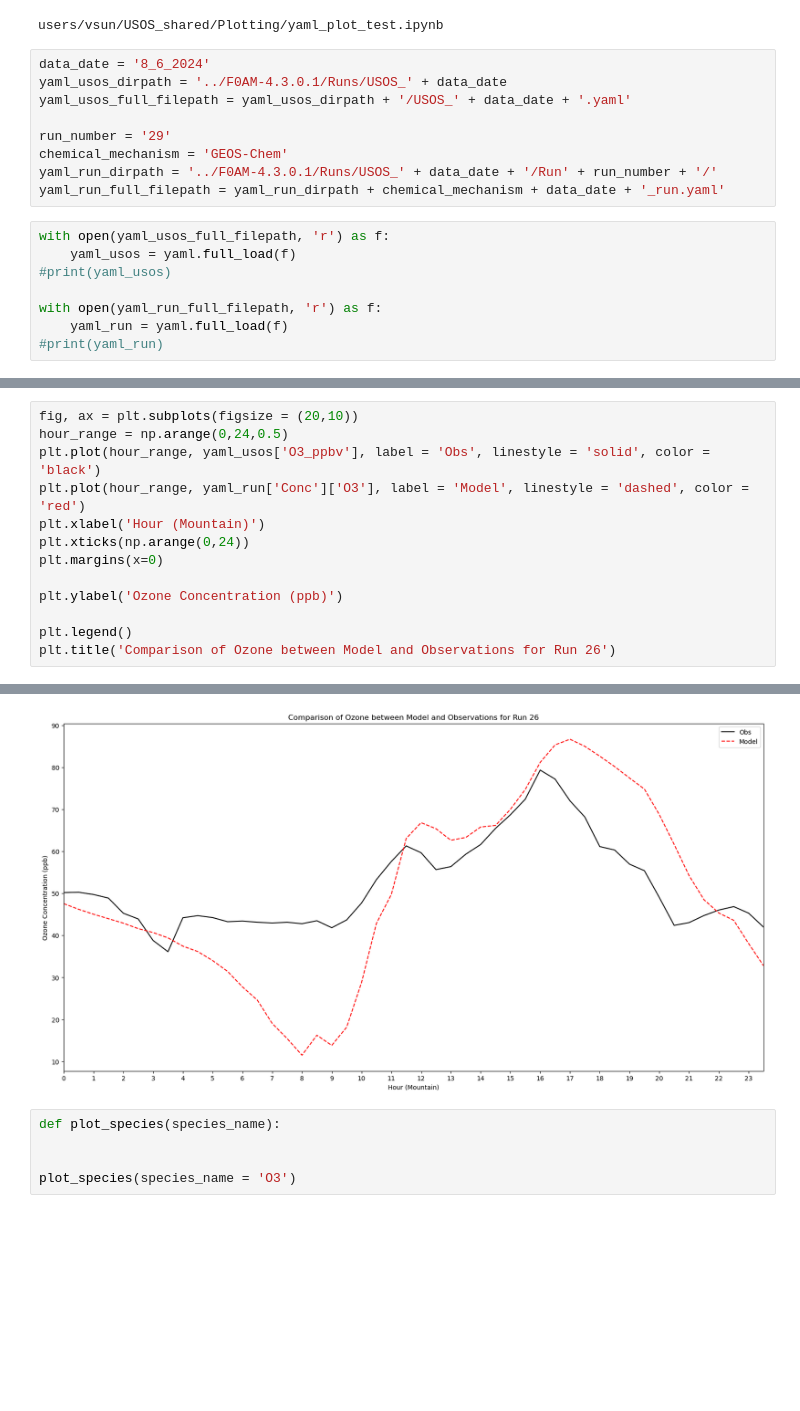
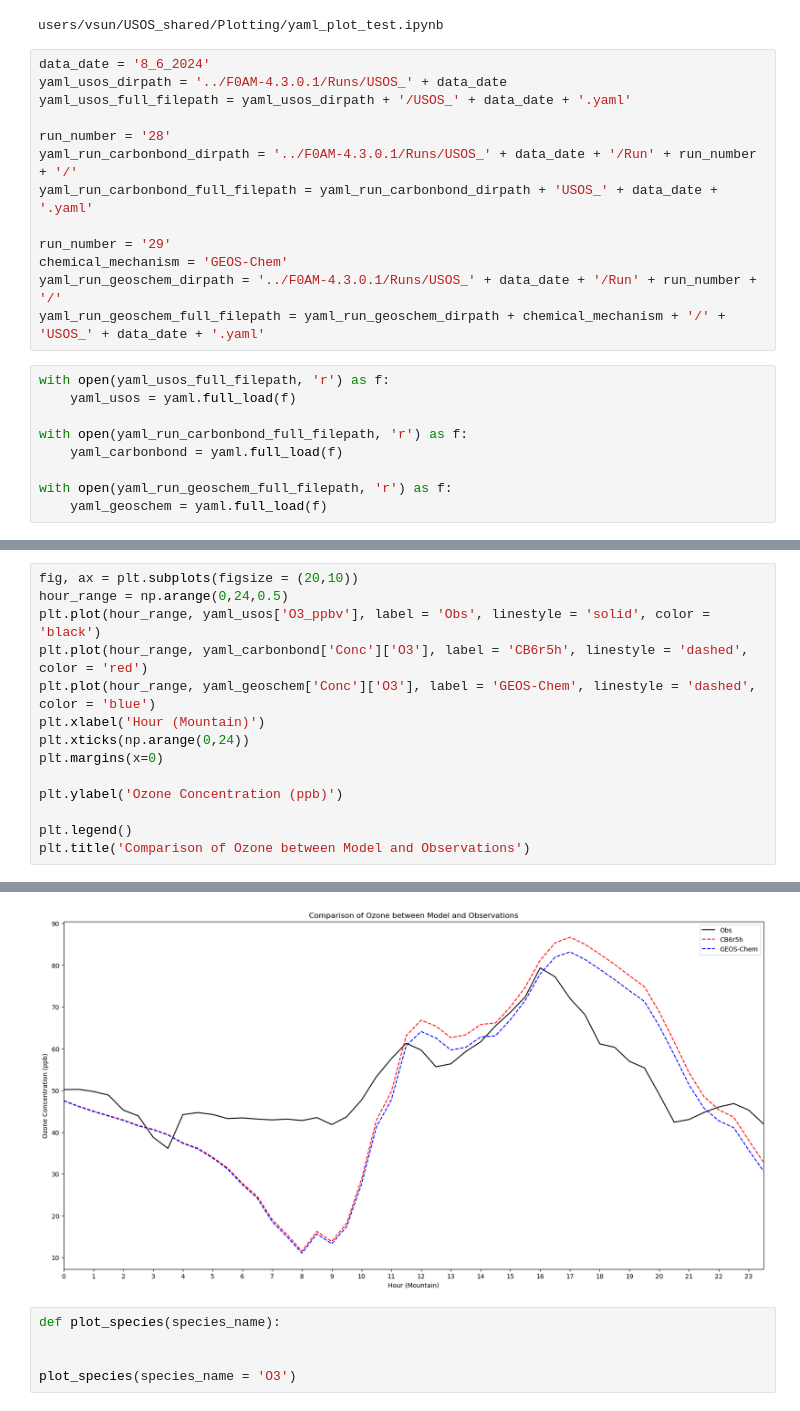
Before and after one commit to vanessasun64/USOS_shared, a Jupyter notebook: Plotting/yaml_plot_test.ipynb, the cells around one changed output, grey strips where cells are left out. Drawn from its saved outputs; the diff is of its cells as text; blank space fills up the shorter version.

Commit message:
plot comparison for O3 between CB and GEOS-Chem

```diff
--- a/Plotting/yaml_plot_test.ipynb
+++ b/Plotting/yaml_plot_test.ipynb
@@ -16,15 +16,20 @@ data_date = '8_6_2024'
 yaml_usos_dirpath = '../F0AM-4.3.0.1/Runs/USOS_' + data_date
 yaml_usos_full_filepath = yaml_usos_dirpath + '/USOS_' + data_date + '.yaml'
 
+run_number = '28'
+yaml_run_carbonbond_dirpath = '../F0AM-4.3.0.1/Runs/USOS_' + data_date + '/Run' + run_number + '/'
+yaml_run_carbonbond_full_filepath = yaml_run_carbonbond_dirpath + 'USOS_' + data_date + '.yaml'
+
 run_number = '29'
 chemical_mechanism = 'GEOS-Chem'
-yaml_run_dirpath = '../F0AM-4.3.0.1/Runs/USOS_' + data_date + '/Run' + run_number + '/'
-yaml_run_full_filepath = yaml_run_dirpath + chemical_mechanism + data_date + '_run.yaml'
+yaml_run_geoschem_dirpath = '../F0AM-4.3.0.1/Runs/USOS_' + data_date + '/Run' + run_number + '/'
+yaml_run_geoschem_full_filepath = yaml_run_geoschem_dirpath + chemical_mechanism + '/' + 'USOS_' + data_date + '.yaml'
 # %%
 with open(yaml_usos_full_filepath, 'r') as f:
     yaml_usos = yaml.full_load(f)
-#print(yaml_usos)
 
-with open(yaml_run_full_filepath, 'r') as f:
-    yaml_run = yaml.full_load(f)
-#print(yaml_run)
+with open(yaml_run_carbonbond_full_filepath, 'r') as f:
+    yaml_carbonbond = yaml.full_load(f)
+
+with open(yaml_run_geoschem_full_filepath, 'r') as f:
+    yaml_geoschem = yaml.full_load(f)
@@ -71,7 +37,8 @@ print(len(yaml_run['Chem']['f']))
 fig, ax = plt.subplots(figsize = (20,10))
 hour_range = np.arange(0,24,0.5)
 plt.plot(hour_range, yaml_usos['O3_ppbv'], label = 'Obs', linestyle = 'solid', color = 'black')
-plt.plot(hour_range, yaml_run['Conc']['O3'], label = 'Model', linestyle = 'dashed', color = 'red')
+plt.plot(hour_range, yaml_carbonbond['Conc']['O3'], label = 'CB6r5h', linestyle = 'dashed', color = 'red')
+plt.plot(hour_range, yaml_geoschem['Conc']['O3'], label = 'GEOS-Chem', linestyle = 'dashed', color = 'blue')
 plt.xlabel('Hour (Mountain)')
 plt.xticks(np.arange(0,24))
 plt.margins(x=0)
@@ -79,5 +46,5 @@ plt.margins(x=0)
 plt.ylabel('Ozone Concentration (ppb)')
 
 plt.legend()
-plt.title('Comparison of Ozone between Model and Observations for Run 26')
+plt.title('Comparison of Ozone between Model and Observations')
 # %% [output]
@@ -85,4 +52,4 @@ Text(0.5, 1.0, 'Comparison of Ozone between Model and Observations for Run 26')
-[figure, old version]
+[figure, new version]
 # %%
 def plot_species(species_name):
 
```
Also changed, not shown: parts of 4 cells of this notebook, 1 other file.
